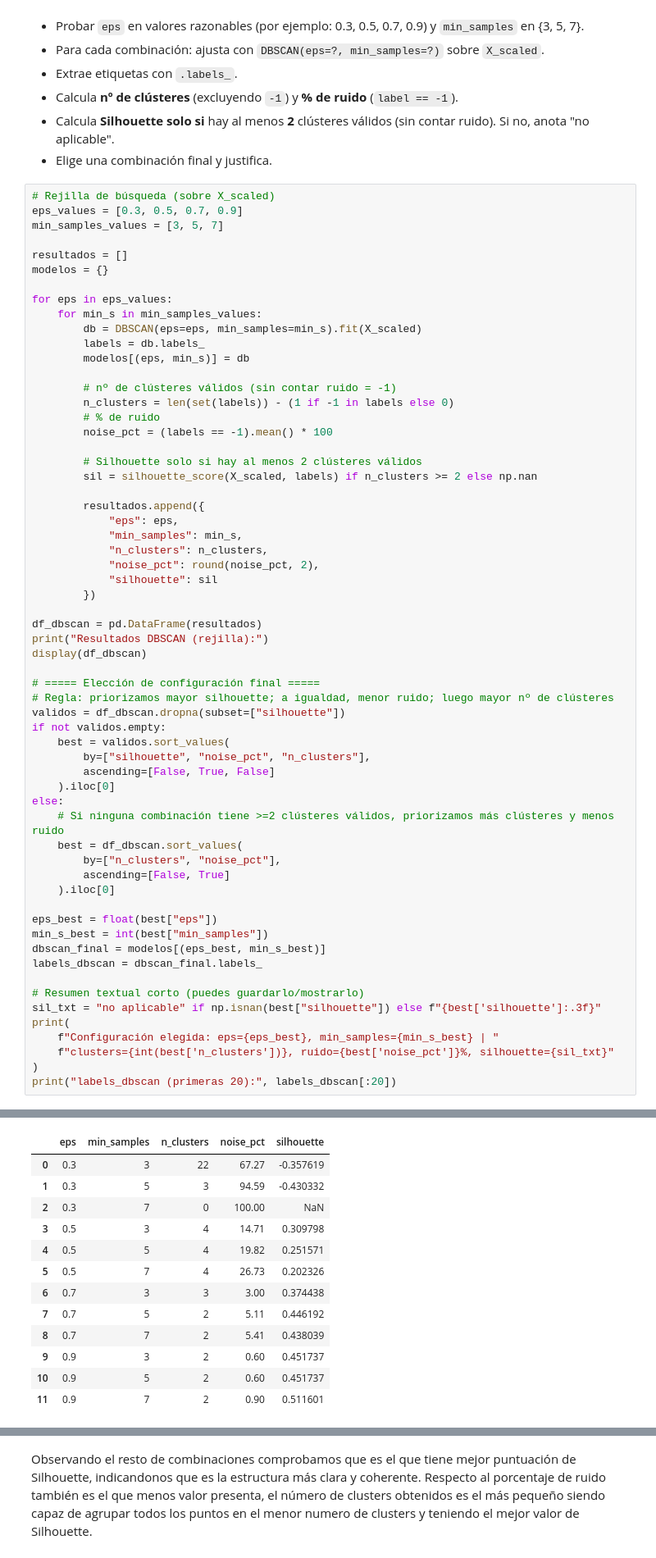
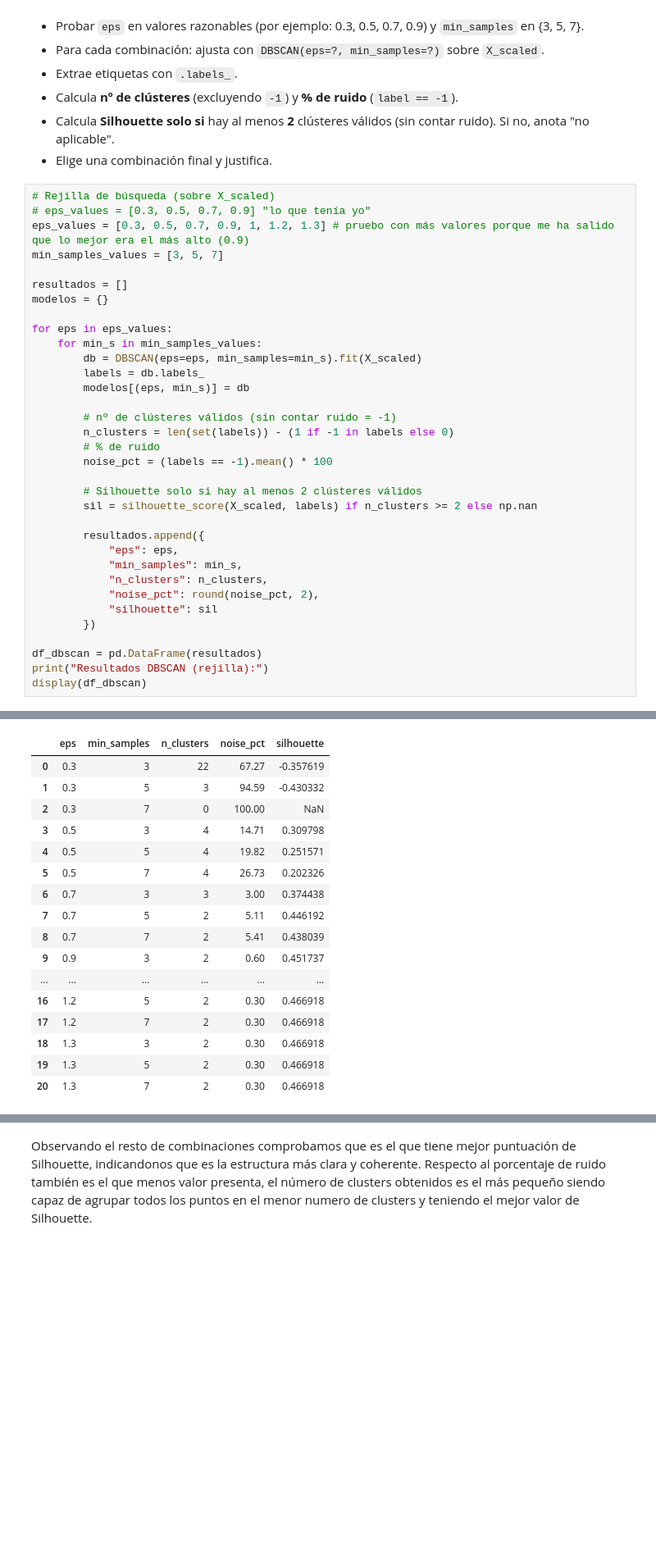
Before and after one commit to Angela0712/machine_learning, a Jupyter notebook: enunciado_clustering_estudiante_penguins.ipynb, the cells around one changed output, grey strips where cells are left out. Shown at 82% size. Cells and saved outputs as stored; diff of their text form; blank space fills up the shorter version.

```diff
--- a/enunciado_clustering_estudiante_penguins.ipynb
+++ b/enunciado_clustering_estudiante_penguins.ipynb
@@ -241,7 +245,8 @@ El valor máximo está en k = 2, pero es un valor demasiado elevado comparando c
 - Elige una combinación final y justifica.
 # %%
 # Rejilla de búsqueda (sobre X_scaled)
-eps_values = [0.3, 0.5, 0.7, 0.9]
+# eps_values = [0.3, 0.5, 0.7, 0.9] "lo que tenía yo"
+eps_values = [0.3, 0.5, 0.7, 0.9, 1, 1.2, 1.3] # pruebo con más valores porque me ha salido que lo mejor era el más alto (0.9)
 min_samples_values = [3, 5, 7]
 
 resultados = []
@@ -258,60 +263,36 @@ for eps in eps_values:
         # % de ruido
         noise_pct = (labels == -1).mean() * 100
 
         # Silhouette solo si hay al menos 2 clústeres válidos
         sil = silhouette_score(X_scaled, labels) if n_clusters >= 2 else np.nan
 
         resultados.append({
             "eps": eps,
             "min_samples": min_s,
             "n_clusters": n_clusters,
             "noise_pct": round(noise_pct, 2),
             "silhouette": sil
         })
 
 df_dbscan = pd.DataFrame(resultados)
 print("Resultados DBSCAN (rejilla):")
 display(df_dbscan)
-
-# ===== Elección de configuración final =====
-# Regla: priorizamos mayor silhouette; a igualdad, menor ruido; luego mayor nº de clústeres
-validos = df_dbscan.dropna(subset=["silhouette"])
-if not validos.empty:
-    best = validos.sort_values(
-        by=["silhouette", "noise_pct", "n_clusters"],
-        ascending=[False, True, False]
-    ).iloc[0]
-else:
-    # Si ninguna combinación tiene >=2 clústeres válidos, priorizamos más clústeres y menos ruido
-    best = df_dbscan.sort_values(
-        by=["n_clusters", "noise_pct"],
-        ascending=[False, True]
-    ).iloc[0]
-
-eps_best = float(best["eps"])
-min_s_best = int(best["min_samples"])
-dbscan_final = modelos[(eps_best, min_s_best)]
-labels_dbscan = dbscan_final.labels_
-
-# Resumen textual corto (puedes guardarlo/mostrarlo)
-sil_txt = "no aplicable" if np.isnan(best["silhouette"]) else f"{best['silhouette']:.3f}"
-print(
-    f"Configuración elegida: eps={eps_best}, min_samples={min_s_best} | "
-    f"clusters={int(best['n_clusters'])}, ruido={best['noise_pct']}%, silhouette={sil_txt}"
-)
-print("labels_dbscan (primeras 20):", labels_dbscan[:20])
 # %% [output]
 Resultados DBSCAN (rejilla):
 |  | eps | min_samples | n_clusters | noise_pct | silhouette |
 | 0 | 0.3 | 3 | 22 | 67.27 | -0.357619 |
 | 1 | 0.3 | 5 | 3 | 94.59 | -0.430332 |
 | 2 | 0.3 | 7 | 0 | 100.00 | NaN |
 | 3 | 0.5 | 3 | 4 | 14.71 | 0.309798 |
 | 4 | 0.5 | 5 | 4 | 19.82 | 0.251571 |
 | 5 | 0.5 | 7 | 4 | 26.73 | 0.202326 |
 | 6 | 0.7 | 3 | 3 | 3.00 | 0.374438 |
 | 7 | 0.7 | 5 | 2 | 5.11 | 0.446192 |
 | 8 | 0.7 | 7 | 2 | 5.41 | 0.438039 |
 | 9 | 0.9 | 3 | 2 | 0.60 | 0.451737 |
-| 10 | 0.9 | 5 | 2 | 0.60 | 0.451737 |
-| 11 | 0.9 | 7 | 2 | 0.90 | 0.511601 |
+| ... | ... | ... | ... | ... | ... |
+| 16 | 1.2 | 5 | 2 | 0.30 | 0.466918 |
+| 17 | 1.2 | 7 | 2 | 0.30 | 0.466918 |
+| 18 | 1.3 | 3 | 2 | 0.30 | 0.466918 |
+| 19 | 1.3 | 5 | 2 | 0.30 | 0.466918 |
+| 20 | 1.3 | 7 | 2 | 0.30 | 0.466918 |
```
Also changed, not shown: parts of 5 cells of this notebook.
